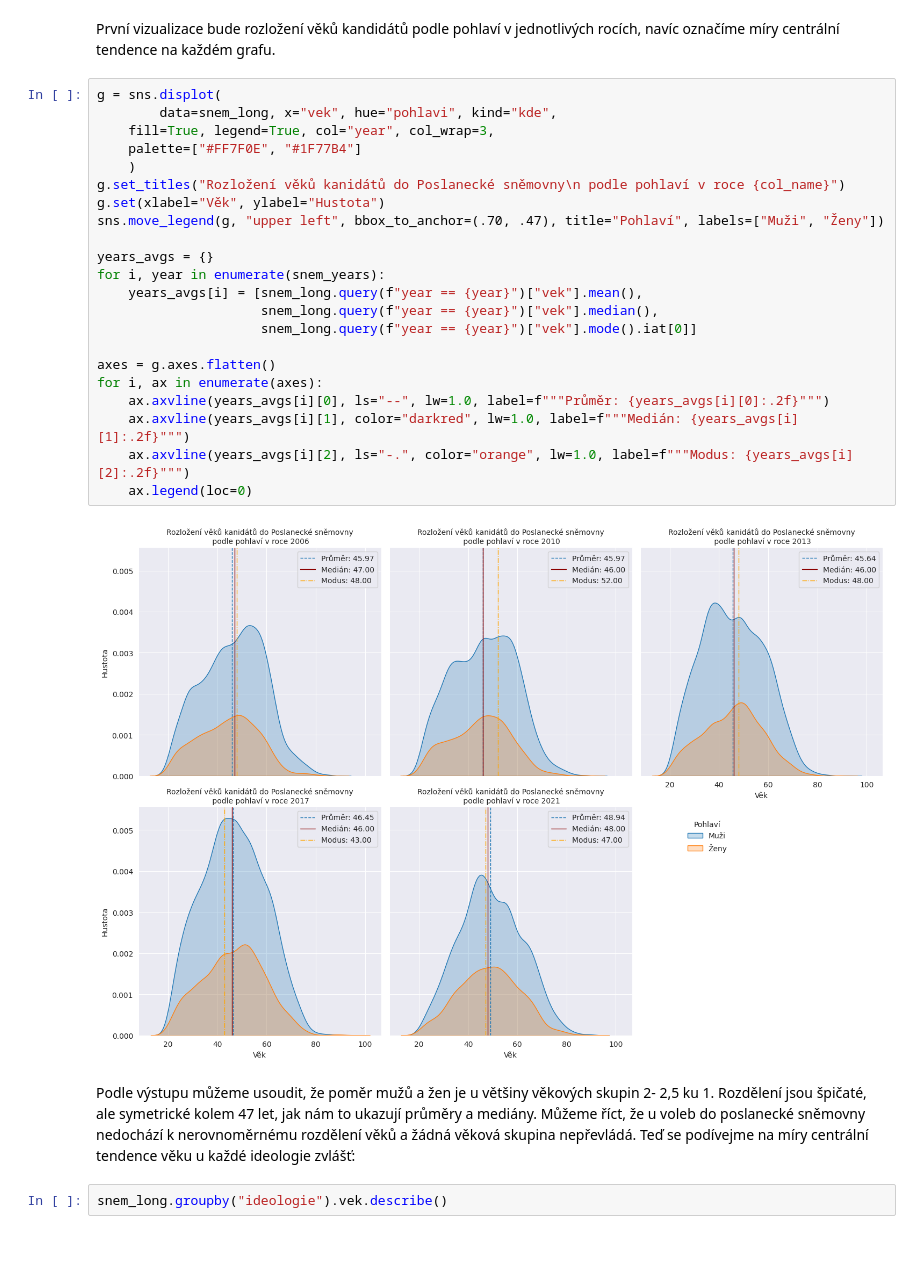
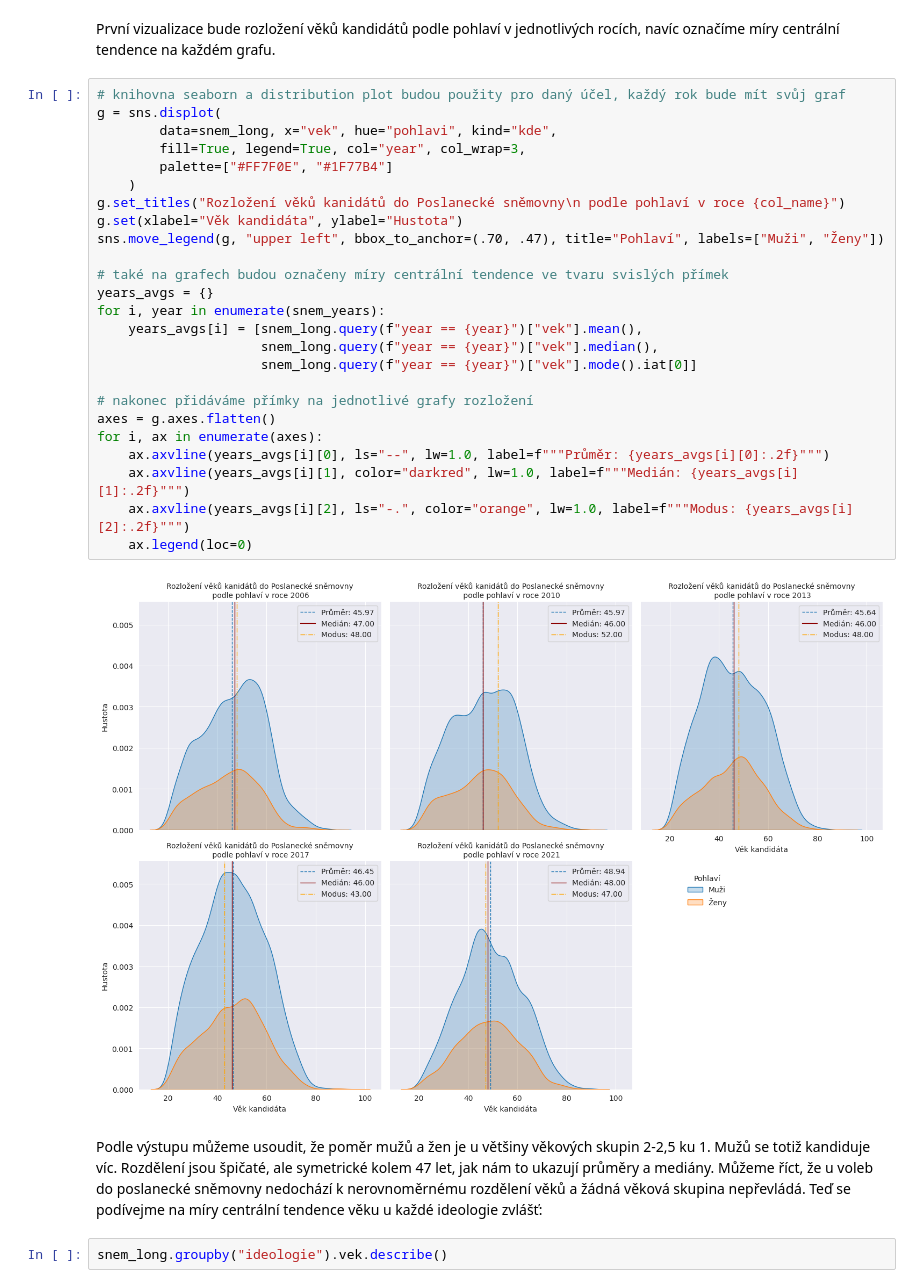
Before and after one commit to rmnskb/cz-elections, a Jupyter notebook: cz_elections_analysis.ipynb, the cells around one changed output. Saved outputs shown, nothing was run; the diff lists cells and outputs as text; blank space fills up the shorter version.

```diff
--- a/cz_elections_analysis.ipynb
+++ b/cz_elections_analysis.ipynb
@@ -316,31 +321,34 @@ memory usage: 903.7+ KB
 # %% [markdown]
 První vizualizace bude rozložení věků kandidátů podle pohlaví v jednotlivých rocích, navíc označíme míry centrální tendence na každém grafu.
 # %%
+# knihovna seaborn a distribution plot budou použity pro daný účel, každý rok bude mít svůj graf
 g = sns.displot(
         data=snem_long, x="vek", hue="pohlavi", kind="kde",
-    fill=True, legend=True, col="year", col_wrap=3,
-    palette=["#FF7F0E", "#1F77B4"]
+        fill=True, legend=True, col="year", col_wrap=3,
+        palette=["#FF7F0E", "#1F77B4"]
     )
 g.set_titles("Rozložení věků kanidátů do Poslanecké sněmovny\n podle pohlaví v roce {col_name}")
-g.set(xlabel="Věk", ylabel="Hustota")
+g.set(xlabel="Věk kandidáta", ylabel="Hustota")
 sns.move_legend(g, "upper left", bbox_to_anchor=(.70, .47), title="Pohlaví", labels=["Muži", "Ženy"])
 
+# také na grafech budou označeny míry centrální tendence ve tvaru svislých přímek
 years_avgs = {}
 for i, year in enumerate(snem_years):
     years_avgs[i] = [snem_long.query(f"year == {year}")["vek"].mean(),
                      snem_long.query(f"year == {year}")["vek"].median(),
                      snem_long.query(f"year == {year}")["vek"].mode().iat[0]]
 
+# nakonec přidáváme přímky na jednotlivé grafy rozložení
 axes = g.axes.flatten()
 for i, ax in enumerate(axes):
     ax.axvline(years_avgs[i][0], ls="--", lw=1.0, label=f"""Průměr: {years_avgs[i][0]:.2f}""")
     ax.axvline(years_avgs[i][1], color="darkred", lw=1.0, label=f"""Medián: {years_avgs[i][1]:.2f}""")
     ax.axvline(years_avgs[i][2], ls="-.", color="orange", lw=1.0, label=f"""Modus: {years_avgs[i][2]:.2f}""")
     ax.legend(loc=0)
 # %% [output]
-[figure, old version]
+[figure, new version]
 # %% [markdown]
-Podle výstupu můžeme usoudit, že poměr mužů a žen je u většiny věkových skupin 2- 2,5 ku 1.
+Podle výstupu můžeme usoudit, že poměr mužů a žen je u většiny věkových skupin 2-2,5 ku 1. Mužů se totiž kandiduje víc.
 Rozdělení jsou špičaté, ale symetrické kolem 47 let, jak nám to ukazují průměry a mediány. Můžeme říct, že u voleb do poslanecké sněmovny nedochází k nerovnoměrnému rozdělení věků a žádná věková skupina nepřevládá.
 Teď se podívejme na míry centrální tendence věku u každé ideologie zvlášť:
 # %%
```
Also changed, not shown: parts of 19 cells of this notebook.
